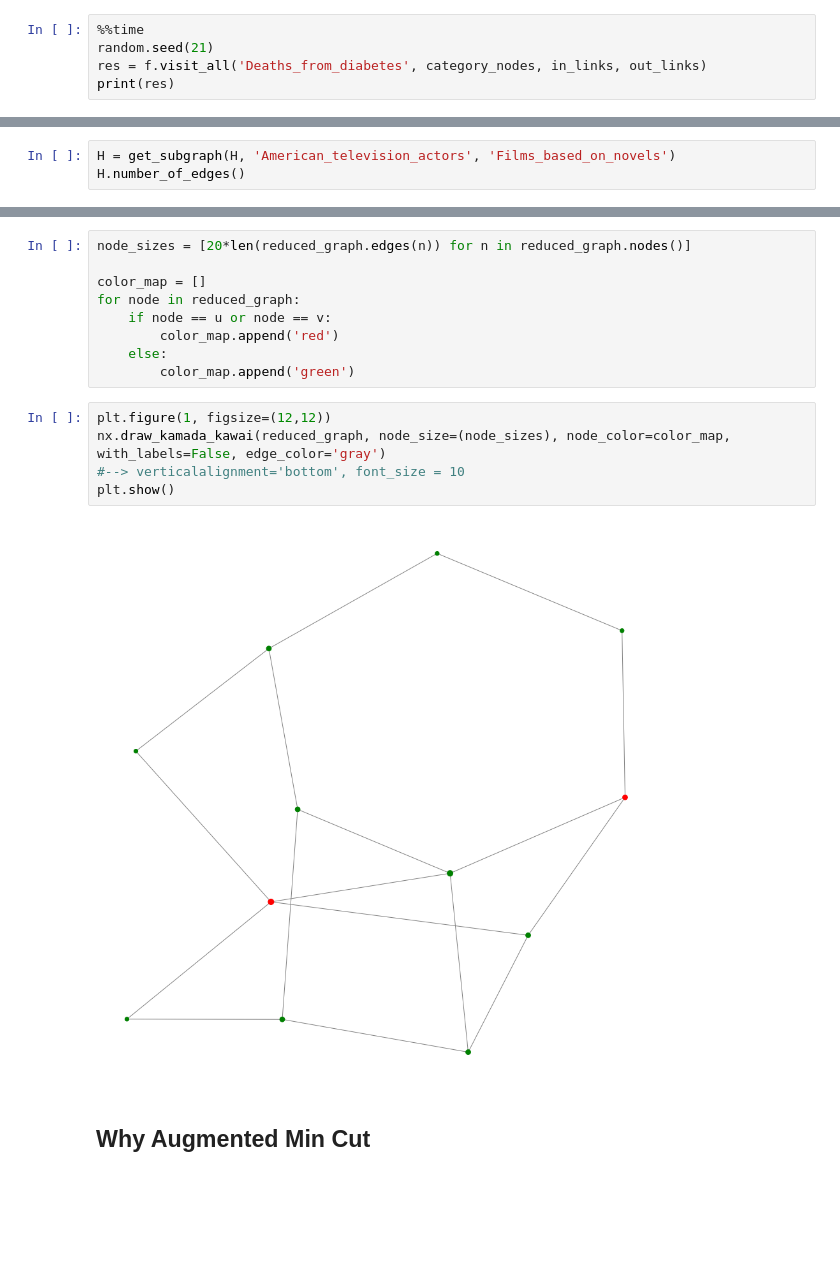
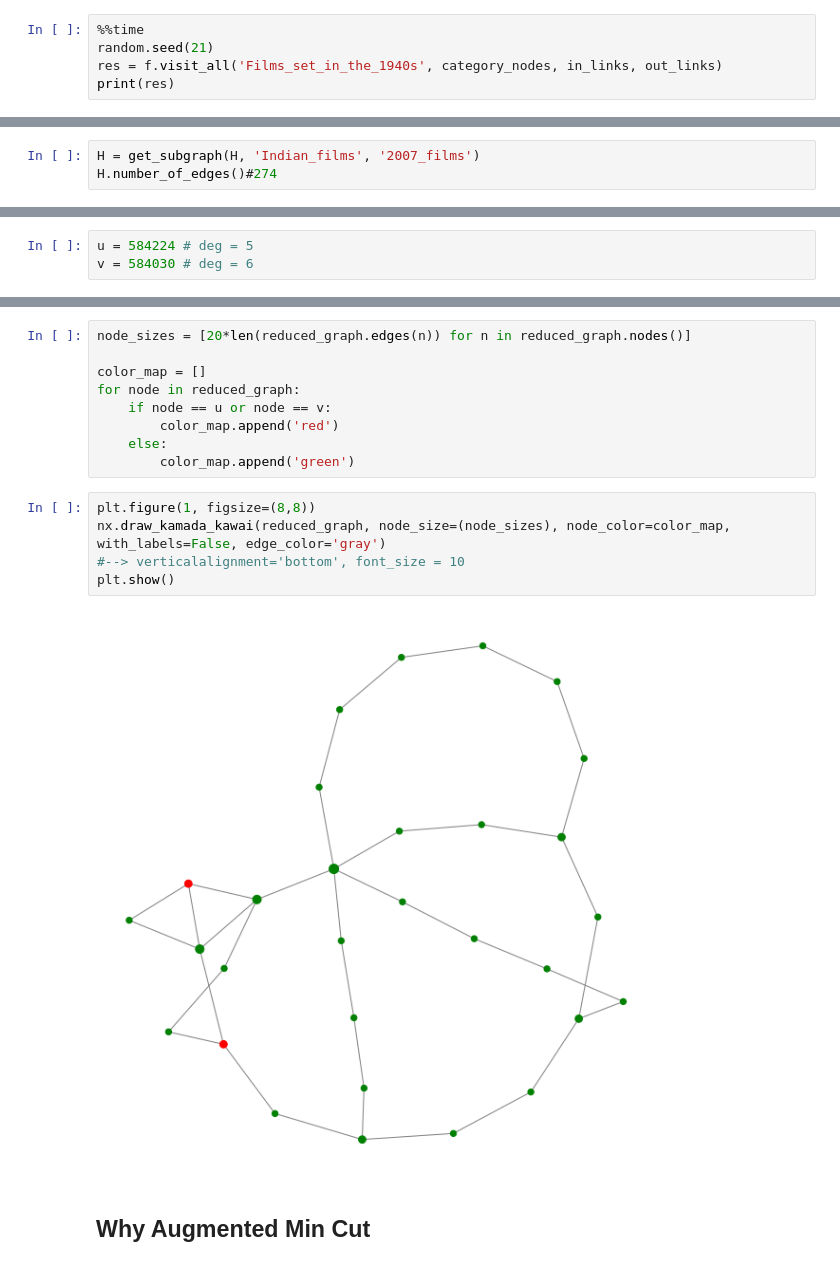
Before and after one commit to SimoneFiorellino/ADM-HW5, a Jupyter notebook: main.ipynb, the cells around one changed output, grey strips where cells are left out. Cells and saved outputs as stored; diff of their text form; blank space fills up the shorter version.

```diff
--- a/main.ipynb
+++ b/main.ipynb
@@ -404,6 +414,6 @@ Here an example of a connected graph:
 # %%
 %%time
 random.seed(21)
-res = f.visit_all('Deaths_from_diabetes', category_nodes, in_links, out_links)
+res = f.visit_all('Films_set_in_the_1940s', category_nodes, in_links, out_links)
 print(res)
 # %% [output]
@@ -475,6 +500,6 @@ def get_subgraph(G, c1, c2):
             new_graph.remove_node(i)
     return new_graph
 # %%
-H = get_subgraph(H, 'American_television_actors', 'Films_based_on_novels')
-H.number_of_edges()
+H = get_subgraph(H, 'Indian_films', '2007_films')
+H.number_of_edges()#274
 # %% [output]
@@ -558,3 +590,6 @@ v=1165662
+# %%
+u = 584224 # deg = 5
+v = 584030 # deg = 6
 # %%
 %%time
 sp = nx_f.shortest_path(subgraph, u, v)
@@ -608,12 +646,12 @@ for node in reduced_graph:
     else:
         color_map.append('green')
 # %%
-plt.figure(1, figsize=(12,12))
+plt.figure(1, figsize=(8,8))
 nx.draw_kamada_kawai(reduced_graph, node_size=(node_sizes), node_color=color_map, with_labels=False, edge_color='gray')
 #--> verticalalignment='bottom', font_size = 10
 plt.show()
 # %% [output]
-[figure, old version]
+[figure, new version]
 # %% [markdown]
 ## Why Augmented Min Cut
 # %%
```
Also changed, not shown: parts of 44 cells of this notebook.
